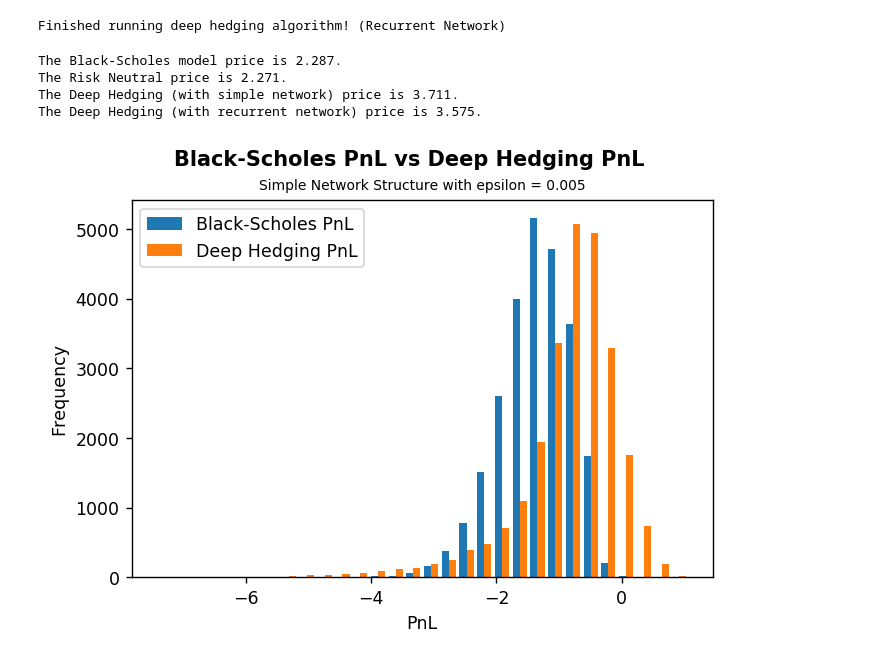
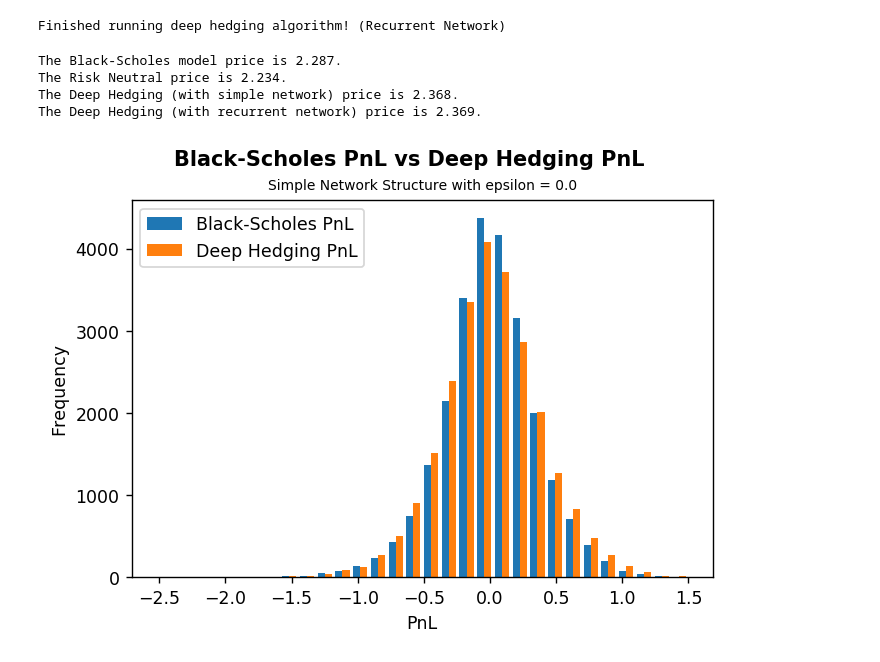
Before and after one commit to YuMan-Tam/deep-hedging, a Jupyter notebook: deep_hedging_colab.ipynb, the cells around one changed output. Drawn from its saved outputs; the diff is of its cells as text; code cells hidden in the pictures.

```diff
--- a/deep_hedging_colab.ipynb
+++ b/deep_hedging_colab.ipynb
@@ -69,9 +71,10 @@ strike = S0
 payoff_func = lambda x: -np.maximum(x - strike, 0.0)
 calculation_date = ql.Date.todaysDate()
 maturity_date = ql.Date.todaysDate() + N
+num_days_in_a_year = 365 # Actual365Fixed() is currently implemented
 
 # Proportional transaction cost.
-epsilon = 0.005
+epsilon = np.power(2.0,-10)*0.0
 
 # Neural network (NN) structure
 m = 15 # Number of neurons in each hidden layer.
@@ -80,8 +83,8 @@ d = 2 # Number of hidden layers (Note including input nor output layer)
 # Loss function
 # loss_type = "CVaR" (Expected Shortfall) -> loss_param = alpha
 # loss_type = "Entropy" -> loss_param = lambda
-loss_type = "CVaR"
-loss_param = 0.5
+loss_type = "Entropy"
+loss_param = 1.0
 
 # Other NN parameters
 lr = 5e-3 # Learning rate
@@ -166,7 +169,7 @@ best_model_file = model_data_dir + \
           "model_" + strategy_type + "_"  + str(epsilon) + ".h5"
 
 early_stopping = EarlyStopping(monitor="loss", \
-          patience=20, min_delta=1e-4, restore_best_weights=True)
+          patience=10, min_delta=1e-4, restore_best_weights=True)
 reduce_lr = ReduceLROnPlateau(monitor="loss", \
           factor=0.9, patience=2, min_delta=1e-3, verbose=0)
 model_checkpoint = ModelCheckpoint(best_model_file, \
@@ -249,9 +252,9 @@ print("The Deep Hedging (with simple network) price is %2.3f." % nn_simple_price
 print("The Deep Hedging (with recurrent network) price is %2.3f." % nn_recurrent_price)
 # %% [output]
 The Black-Scholes model price is 2.287.
-The Risk Neutral price is 2.271.
-The Deep Hedging (with simple network) price is 3.711.
-The Deep Hedging (with recurrent network) price is 3.575.
+The Risk Neutral price is 2.234.
+The Deep Hedging (with simple network) price is 2.368.
+The Deep Hedging (with recurrent network) price is 2.369.
 # %%
 #@title <font color='Blue'>**Results: Black-Scholes PnL vs Deep Hedging PnL**</font>
 
@@ -260,39 +263,41 @@ length_test_sample = len(S_test[0][:,0])
 model_delta = np.zeros((length_test_sample, N+1))
 func_delta = lambda i, j: report.get_model_delta(instrument, \
                 s0=S_test[0][i,j], calculation_date=calculation_date + j)
 
-pool = mp.ProcessPool(nodes = mp.cpu_count())
 for j in trange(N+1):
-    model_delta[:,j]  = list(pool.map(func_delta, range(length_test_sample), \
+    model_delta[:,j]  = list(map(func_delta, range(length_test_sample), \
                             repeat(j,length_test_sample)))
 
 # Compute Black-Scholes PnL (for a short position, i.e. the Bank sells
 # a call option. The model delta from Quantlib is a long delta.
-PnL_BS = np.multiply(S_test[0][:,0], -model_delta[:,0]) - \
-          np.abs(model_delta[:,0])*S_test[0][:,0]*epsilon
+PnL_BS = (np.multiply(S_test[0][:,0], -model_delta[:,0]) - \
+          np.abs(model_delta[:,0])*S_test[0][:,0]*epsilon)* \
+          np.exp(risk_free/num_days_in_a_year)
 for t in range(1, N):
-  PnL_BS += (np.multiply(S_test[0][:,t], -model_delta[:,t] + model_delta[:,t-1]) - \
-               np.abs(model_delta[:,t] - model_delta[:,t-1])*S_test[0][:,t]*epsilon)
+  PnL_BS += np.multiply(S_test[0][:,t], -model_delta[:,t] + model_delta[:,t-1]) - \
+               np.abs(model_delta[:,t] -model_delta[:,t-1])*S_test[0][:,t]*epsilon
+  PnL_BS = PnL_BS*np.exp(risk_free/num_days_in_a_year)
+
 PnL_BS += (np.multiply(S_test[0][:,N],model_delta[:,N-1]) + option_payoff_test[0] - \
               np.abs(model_delta[:,N-1])*S_test[0][:,N]*epsilon)
 
 # Compute deep hedging PnL.
 [PnL_Deep_Hedge, certainty_equiv] = model_simple.predict(xtest,batch_size=1000,verbose=0)
 
 # Plot Black-Scholes PnL and Deep Hedging PnL (with BS_price charged on both).
 fig_PnL = plt.figure(dpi= 125, facecolor='w')
 fig_PnL.suptitle("Black-Scholes PnL vs Deep Hedging PnL \n", \
       fontweight="bold")
 ax = fig_PnL.add_subplot()
 ax.set_title("Simple Network Structure with epsilon = " + str(epsilon), \
       fontsize=8)
 ax.set_xlabel("PnL")
 ax.set_ylabel("Frequency")
 ax.hist((PnL_BS+BS_price, reshape_1D(PnL_Deep_Hedge+BS_price)), \
          bins=30, label=["Black-Scholes PnL", "Deep Hedging PnL"])
 ax.legend()
 plt.show()
 # %% [output]
-[figure, old version]
+[figure, new version]
 # %%
 #@title <font color='Blue'>**Results: Black-Scholes Delta vs Deep Hedging Delta.**</font>
```
Also changed, not shown: parts of 4 cells of this notebook.
